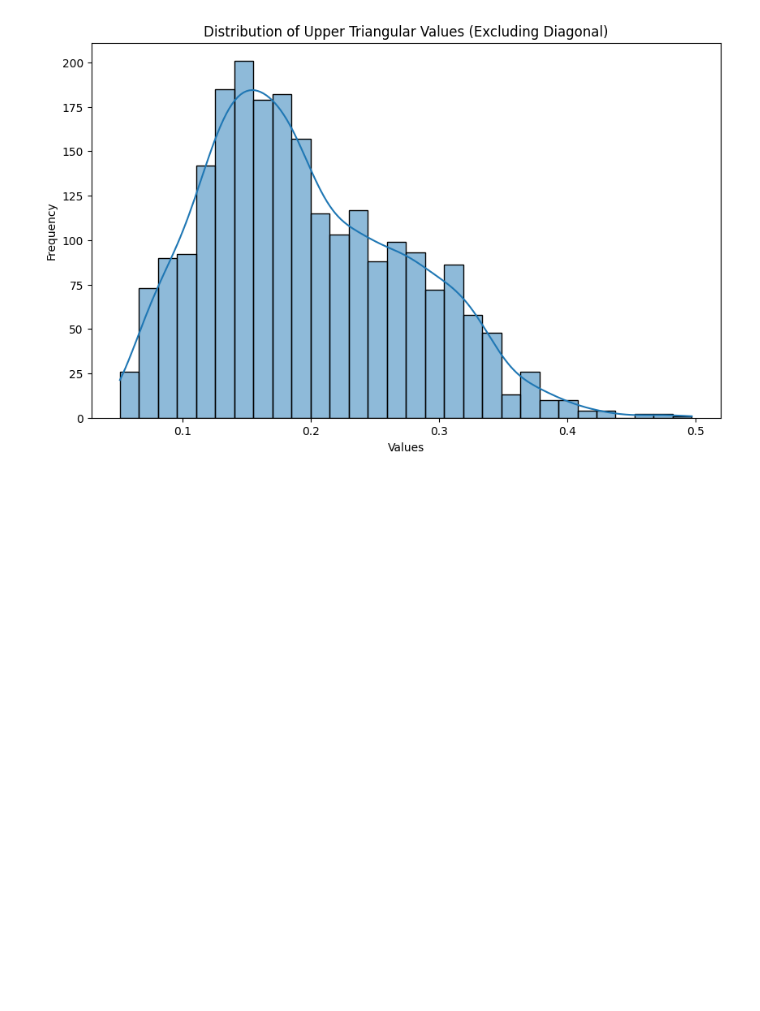
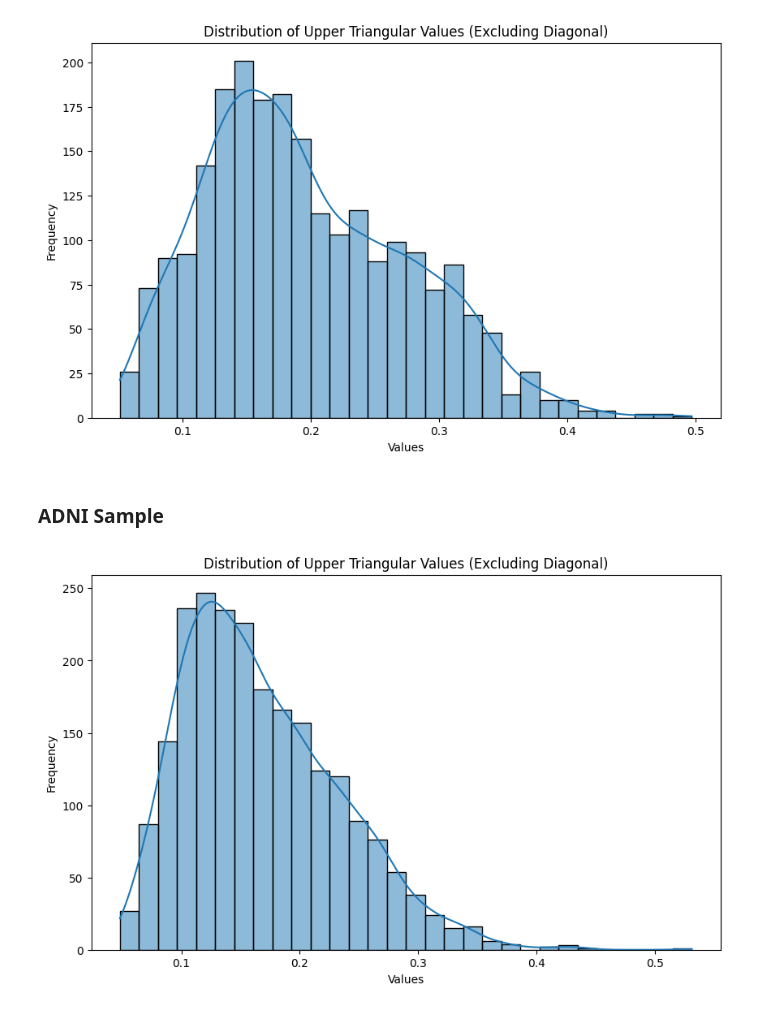
Before and after one commit to efekankavalci/MIND, a Jupyter notebook: create_graph.ipynb, the cells around one changed output. Drawn from its saved outputs; the diff is of its cells as text; code cells hidden in the pictures; blank space fills up the shorter version.

```diff
--- a/create_graph.ipynb
+++ b/create_graph.ipynb
@@ -119,3 +157,20 @@ plt.title("Distribution of Upper Triangular Values (Excluding Diagonal)")
 plt.show()
 # %% [output]
 [figure]
+# %% [markdown]
+### ADNI Sample
+# %%
+import pandas as pd
+adni_graph = pd.read_csv(r'mind_adni1_bl_tiny\graphs\007_S_0249.csv')
+# Extract upper triangular values (excluding diagonal)
+upper_tri_values = adni_graph.where(np.triu(np.ones(adni_graph.shape), k=1).astype(bool)).stack().values
+
+# Plot the distribution
+plt.figure(figsize=(10, 6))
+sns.histplot(upper_tri_values, bins=30, kde=True)
+plt.xlabel("Values")
+plt.ylabel("Frequency")
+plt.title("Distribution of Upper Triangular Values (Excluding Diagonal)")
+plt.show()
+# %% [output]
+[figure, added]
```
Also changed, not shown: parts of 19 cells of this notebook, 17 other files.
